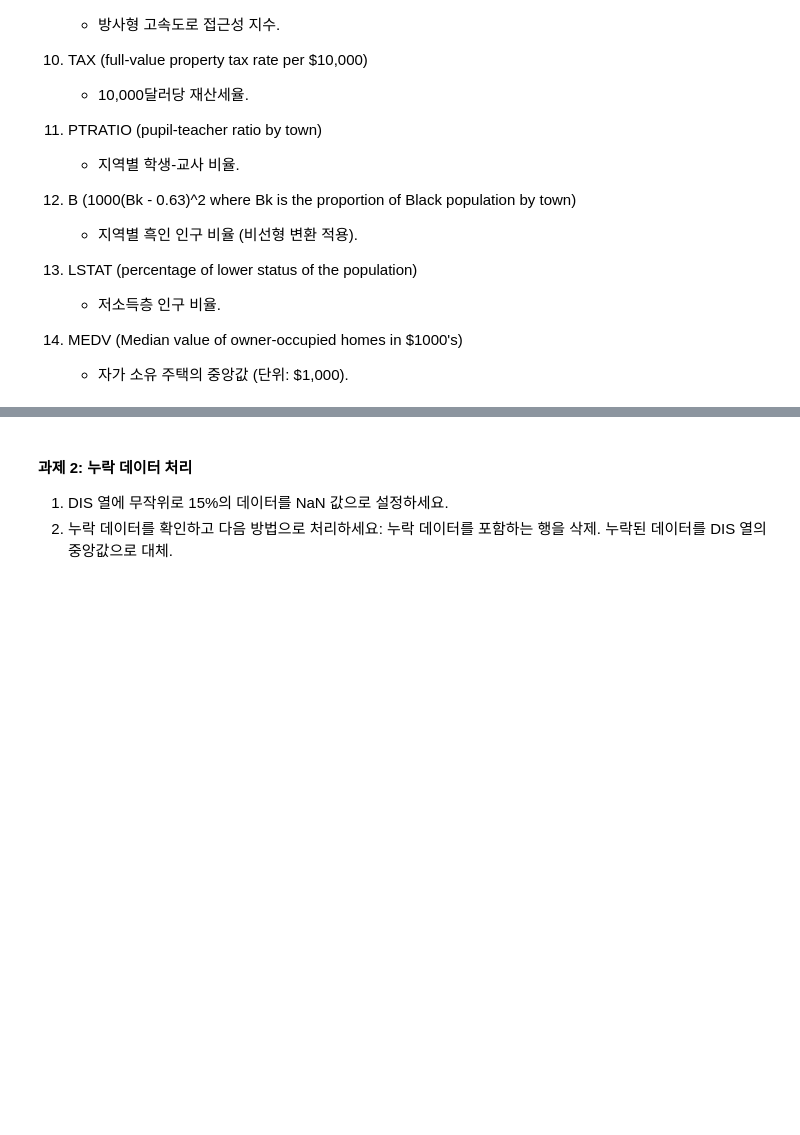
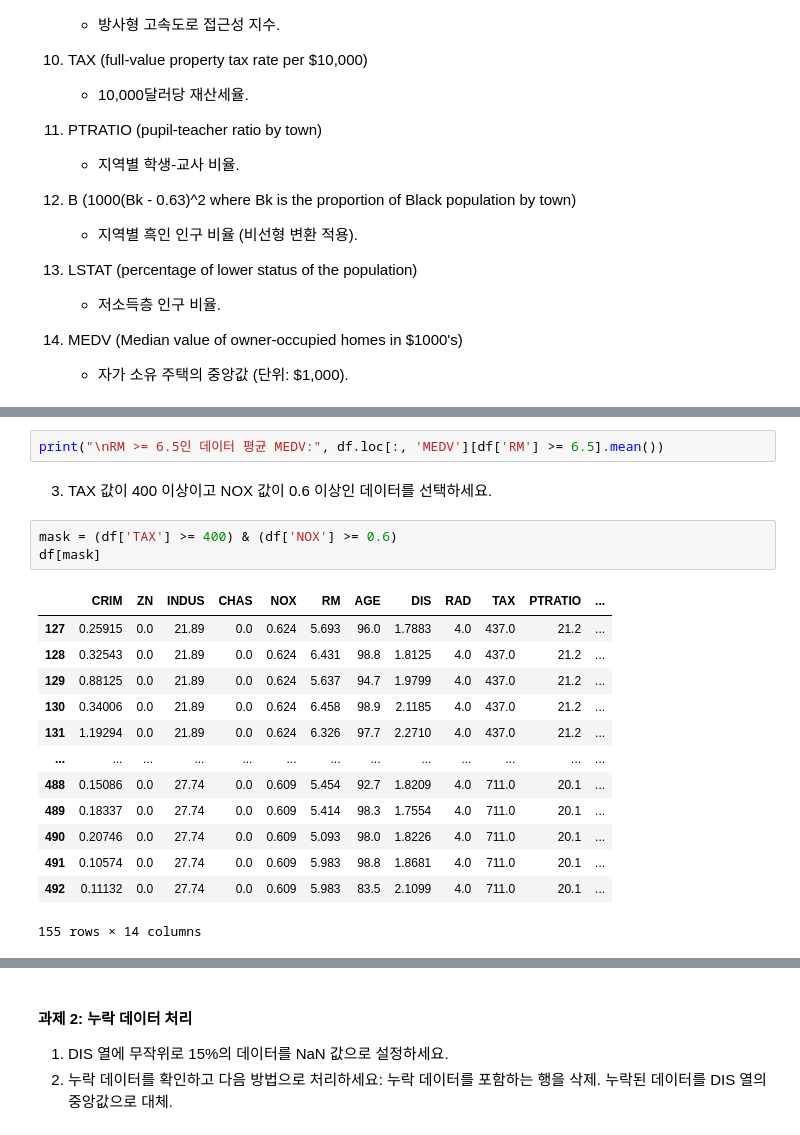
Before and after one commit to chanheeYun/AIProgramming, a Jupyter notebook: Practice/03/3_1_Pandas_Basic.ipynb, the cells around one changed output, grey strips where cells are left out. Saved outputs shown, nothing was run; the diff lists cells and outputs as text; blank space fills up the shorter version.

```diff
--- a/Practice/03/3_1_Pandas_Basic.ipynb
+++ b/Practice/03/3_1_Pandas_Basic.ipynb
@@ -151,0 +163,21 @@ print("\n조건에 맞는 데이터:\n", df.loc[(df['TAX'] >= 400) & (df['NOX']
+# %%
+print("\nRM >= 6.5인 데이터 평균 MEDV:", df.loc[:, 'MEDV'][df['RM'] >= 6.5].mean())
+# %% [markdown]
+3. TAX 값이 400 이상이고 NOX 값이 0.6 이상인 데이터를 선택하세요.
+# %%
+mask = (df['TAX'] >= 400) & (df['NOX'] >= 0.6)
+df[mask]
+# %% [output]
+|  | CRIM | ZN | INDUS | CHAS | NOX | RM | AGE | DIS | RAD | TAX | PTRATIO | ... |
+| 127 | 0.25915 | 0.0 | 21.89 | 0.0 | 0.624 | 5.693 | 96.0 | 1.7883 | 4.0 | 437.0 | 21.2 | ... |
+| 128 | 0.32543 | 0.0 | 21.89 | 0.0 | 0.624 | 6.431 | 98.8 | 1.8125 | 4.0 | 437.0 | 21.2 | ... |
+| 129 | 0.88125 | 0.0 | 21.89 | 0.0 | 0.624 | 5.637 | 94.7 | 1.9799 | 4.0 | 437.0 | 21.2 | ... |
+| 130 | 0.34006 | 0.0 | 21.89 | 0.0 | 0.624 | 6.458 | 98.9 | 2.1185 | 4.0 | 437.0 | 21.2 | ... |
+| 131 | 1.19294 | 0.0 | 21.89 | 0.0 | 0.624 | 6.326 | 97.7 | 2.2710 | 4.0 | 437.0 | 21.2 | ... |
+| ... | ... | ... | ... | ... | ... | ... | ... | ... | ... | ... | ... | ... |
+| 488 | 0.15086 | 0.0 | 27.74 | 0.0 | 0.609 | 5.454 | 92.7 | 1.8209 | 4.0 | 711.0 | 20.1 | ... |
+| 489 | 0.18337 | 0.0 | 27.74 | 0.0 | 0.609 | 5.414 | 98.3 | 1.7554 | 4.0 | 711.0 | 20.1 | ... |
+| 490 | 0.20746 | 0.0 | 27.74 | 0.0 | 0.609 | 5.093 | 98.0 | 1.8226 | 4.0 | 711.0 | 20.1 | ... |
+| 491 | 0.10574 | 0.0 | 27.74 | 0.0 | 0.609 | 5.983 | 98.8 | 1.8681 | 4.0 | 711.0 | 20.1 | ... |
+| 492 | 0.11132 | 0.0 | 27.74 | 0.0 | 0.609 | 5.983 | 83.5 | 2.1099 | 4.0 | 711.0 | 20.1 | ... |
+155 rows × 14 columns
```
Also changed, not shown: parts of 19 cells of this notebook, 3 other files.
